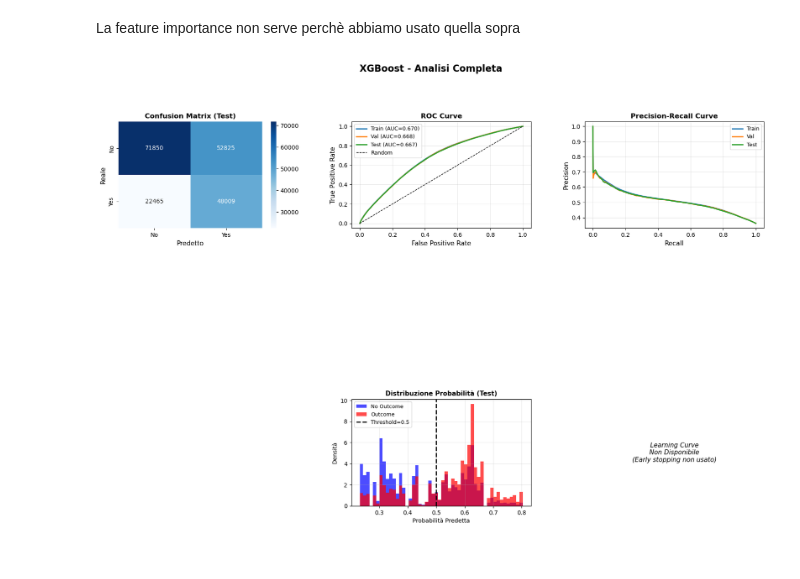
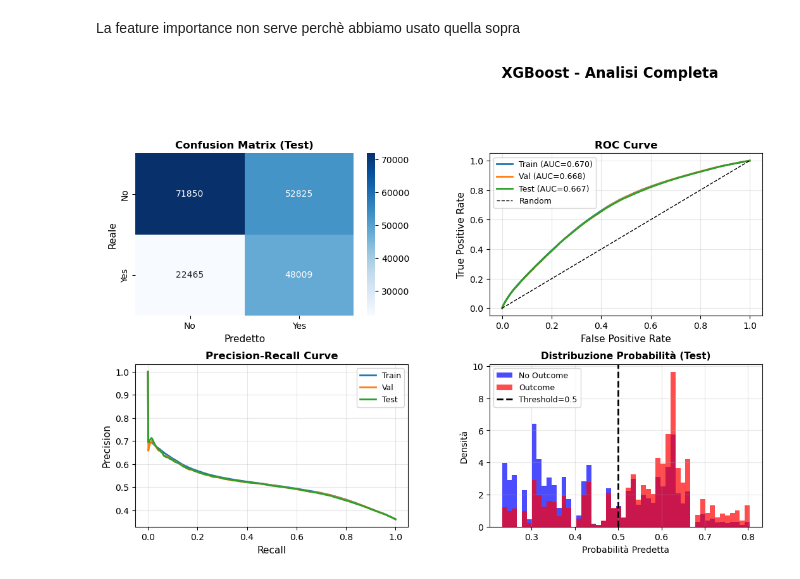
Before and after one commit to miriamsonaglia/Heart-Attack-Prediction-Model, a Jupyter notebook: DataIntensive.ipynb, the cells around one changed output. Drawn from its saved outputs; the diff is of its cells as text; code cells hidden in the pictures.

```diff
--- a/DataIntensive.ipynb
+++ b/DataIntensive.ipynb
@@ -106,8 +108,15 @@ indonesia["PatientID"] = range(1, len(indonesia)+1)
         inplace=True
     )
 )
+
+unitedStates.rename(
+    columns = {
+        'BMI':'Obesity',
+        'Income':'IncomeLevel',
+        'Patient_ID':'PatientID',
+        'Diet':'HealthyDiet'
+    },
+    inplace=True)
-# %%
-unitedStates.rename(columns = {'BMI':'Obesity', 'Income':'IncomeLevel', 'Patient_ID':'PatientID', 'Diet':'HealthyDiet'}, inplace=True)
 # %%
 (
     china.drop(
@@ -1790,7 +1812,8 @@ Miglior F1: XGBoost (0.5691)
 # %% [markdown]
 # RIDUZIONE DEL DATASET
 # %%
-reducedDataset = dataset.drop(columns=['Age', 'Gender', 'Smoker', 'Cholesterol', 'PhysicalActivity', 'HealthyDiet', 'IncomeLevel', 'BloodPressure'])
+reducedDataset = dataset.drop(columns=['Age', 'Gender', 'Smoker', 'Cholesterol', 'PhysicalActivity',
+                                       'HealthyDiet', 'IncomeLevel', 'BloodPressure'])
 reducedDataset
 # %% [output]
 |  |  | Hypertension | Diabetes | Obesity | StressLevel | AlcoholConsumption | FamilyHistory | ... |
@@ -2057,64 +2080,34 @@ ax2.legend(fontsize=9)
 ax2.grid(True, alpha=0.3)
 
 # 3. Precision-Recall Curve
-ax3 = fig.add_subplot(gs[0, 2])
+ax3 = fig.add_subplot(gs[1, 0])
 prec_train, rec_train, _ = precision_recall_curve(y_train, y_proba_train)
 prec_val, rec_val, _ = precision_recall_curve(y_val, y_proba_val)
 prec_test, rec_test, _ = precision_recall_curve(y_test, y_proba_test)
 
 ax3.plot(rec_train, prec_train, label='Train', linewidth=2)
 ax3.plot(rec_val, prec_val, label='Val', linewidth=2)
 ax3.plot(rec_test, prec_test, label='Test', linewidth=2)
 ax3.set_xlabel('Recall', fontsize=11)
 ax3.set_ylabel('Precision', fontsize=11)
 ax3.set_title('Precision-Recall Curve', fontsize=12, fontweight='bold')
 ax3.legend(fontsize=9)
 ax3.grid(True, alpha=0.3)
 
 # 6. Distribuzione Probabilità
-ax6 = fig.add_subplot(gs[2, 1])
+ax6 = fig.add_subplot(gs[1, 1])
 ax6.hist(y_proba_test[y_test==0], bins=50, alpha=0.7, label='No Outcome',
          color='blue', density=True)
 ax6.hist(y_proba_test[y_test==1], bins=50, alpha=0.7, label='Outcome',
          color='red', density=True)
 ax6.axvline(0.5, color='black', linestyle='--', linewidth=2, label='Threshold=0.5')
 ax6.set_xlabel('Probabilità Predetta', fontsize=10)
 ax6.set_ylabel('Densità', fontsize=10)
 ax6.set_title('Distribuzione Probabilità (Test)', fontsize=11, fontweight='bold')
 ax6.legend(fontsize=9)
 ax6.grid(True, alpha=0.3)
 
-# 7. Learning Curve (se disponibile)
-# 7. Learning Curve (se disponibile) - VERSIONE CORRETTA
-ax7 = fig.add_subplot(gs[2, 2])
-
-# ✅ Controlla se evals_result è disponibile PRIMA di chiamarlo
-try:
-    evals_result = best_xgbR.named_steps['classifier'].evals_result()
-
-    # Se arriviamo qui, evals_result esiste
-    if evals_result and 'validation_0' in evals_result:
-        epochs = len(evals_result['validation_0']['logloss'])
-        x_axis = range(0, epochs)
-        ax7.plot(x_axis, evals_result['validation_0']['logloss'], label='Validation', linewidth=2)
-        ax7.set_xlabel('Iterations', fontsize=10)
-        ax7.set_ylabel('Log Loss', fontsize=10)
-        ax7.set_title('Learning Curve', fontsize=11, fontweight='bold')
-        ax7.legend(fontsize=9)
-        ax7.grid(True, alpha=0.3)
-    else:
-        # evals_result esiste ma è vuoto
-        ax7.text(0.5, 0.5, 'Learning Curve\nNon Disponibile\n(Early stopping non usato)',
-                 ha='center', va='center', fontsize=11, style='italic')
-        ax7.axis('off')
-
-except Exception:
-    # evals_result non esiste (nessun eval_set durante training)
-    ax7.text(0.5, 0.5, 'Learning Curve\nNon Disponibile\n(Early stopping non usato)',
-             ha='center', va='center', fontsize=11, style='italic')
-    ax7.axis('off')
-
 plt.suptitle('XGBoost - Analisi Completa', fontsize=16, fontweight='bold', y=0.995)
 plt.show()
 # %% [output]
-[figure, old version]
+[figure, new version]
```
Also changed, not shown: parts of 17 cells of this notebook.
